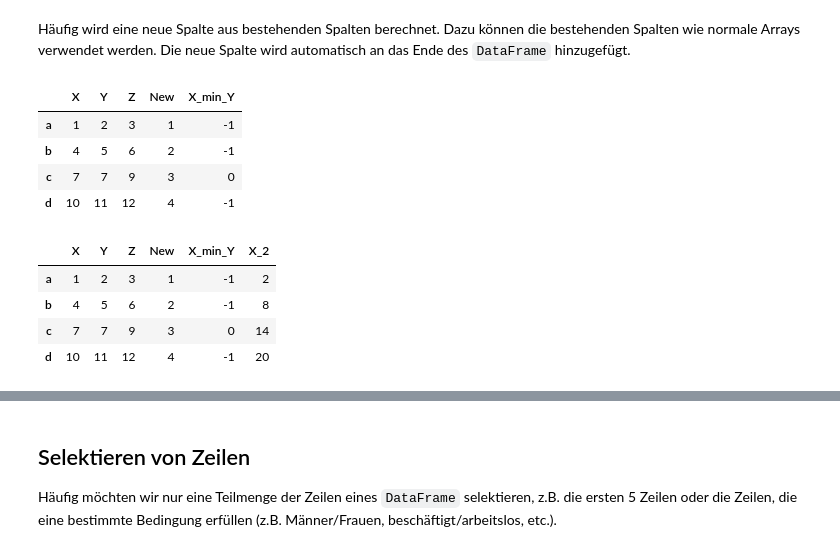
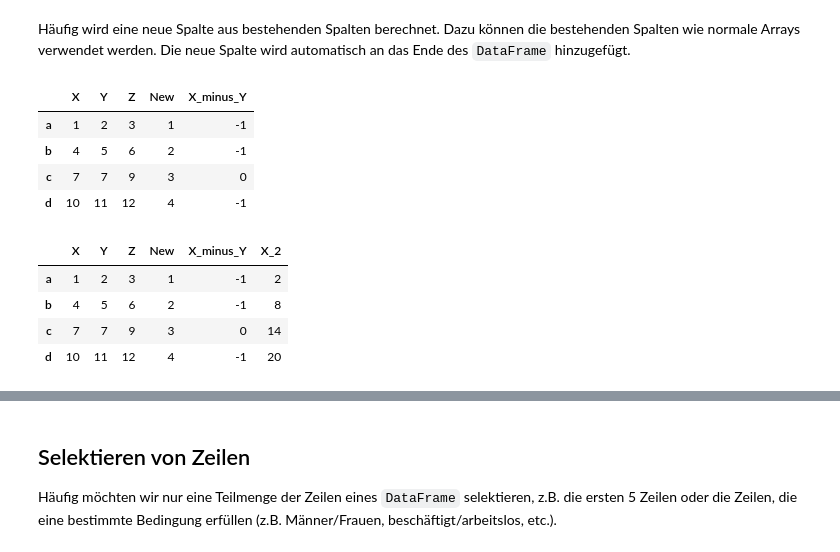
Before and after one commit to febse/opt2025-de, a Jupyter notebook: 01-Python/03-Pandas.ipynb, the cells around one changed output, grey strips where cells are left out. Saved outputs shown, nothing was run; the diff lists cells and outputs as text; code cells hidden in the pictures.

```diff
--- a/01-Python/01-04-Pandas.ipynb
+++ b/01-Python/03-Pandas.ipynb
@@ -192,10 +243,10 @@ df1.head()
 # %% [markdown]
 Häufig wird eine neue Spalte aus bestehenden Spalten berechnet. Dazu können die bestehenden Spalten wie normale Arrays verwendet werden. Die neue Spalte wird automatisch an das Ende des `DataFrame` hinzugefügt.
 # %%
-df1["X_min_Y"] = df1["X"] - df1["Y"]
+df1["X_minus_Y"] = df1["X"] - df1["Y"]
 df1.head()
 # %% [output]
-|  | X | Y | Z | New | X_min_Y |
+|  | X | Y | Z | New | X_minus_Y |
 | a | 1 | 2 | 3 | 1 | -1 |
 | b | 4 | 5 | 6 | 2 | -1 |
 | c | 7 | 7 | 9 | 3 | 0 |
@@ -204,7 +255,7 @@ df1.head()
 df1["X_2"] = 2 *df1["X"]
 df1.head()
 # %% [output]
-|  | X | Y | Z | New | X_min_Y | X_2 |
+|  | X | Y | Z | New | X_minus_Y | X_2 |
 | a | 1 | 2 | 3 | 1 | -1 | 2 |
 | b | 4 | 5 | 6 | 2 | -1 | 8 |
 | c | 7 | 7 | 9 | 3 | 0 | 14 |
```
Also changed, not shown: parts of 16 cells of this notebook, 6 other files.
